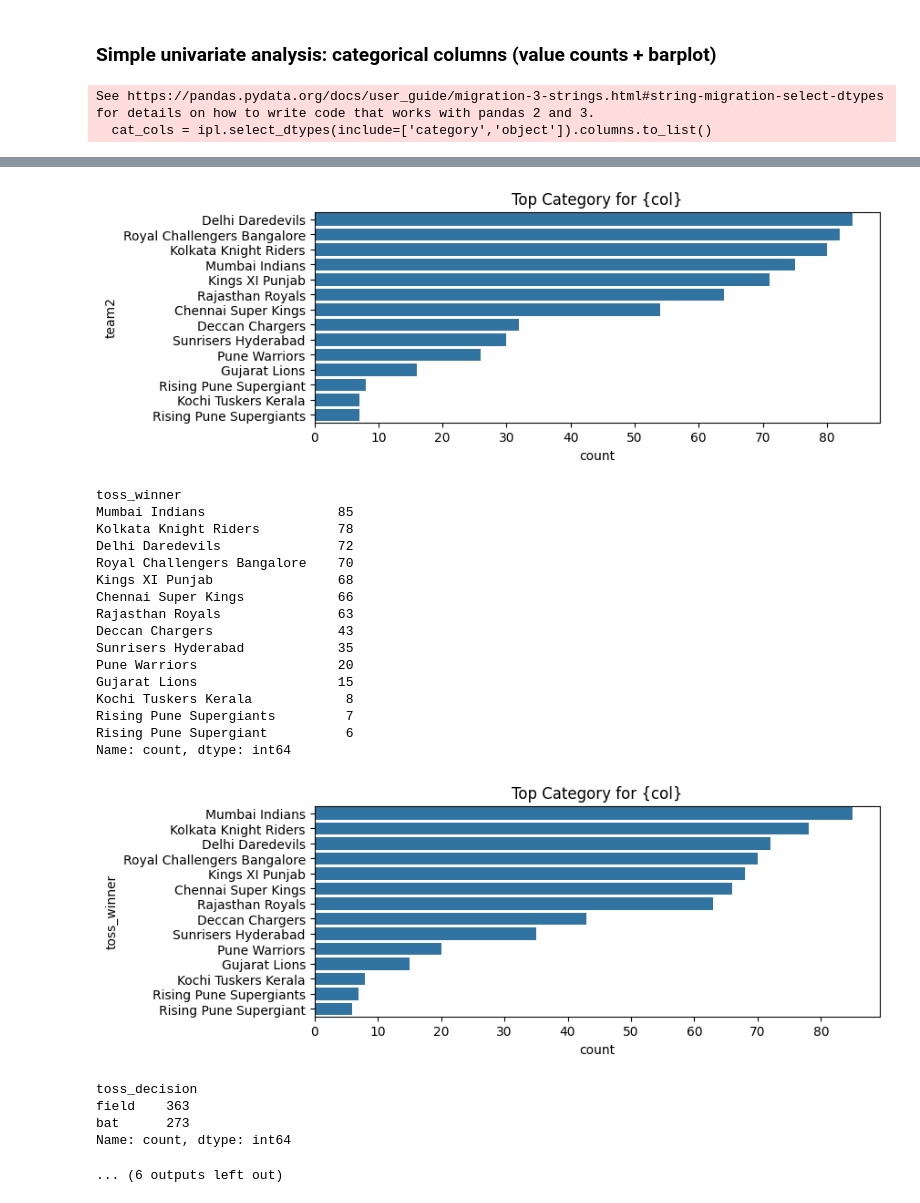
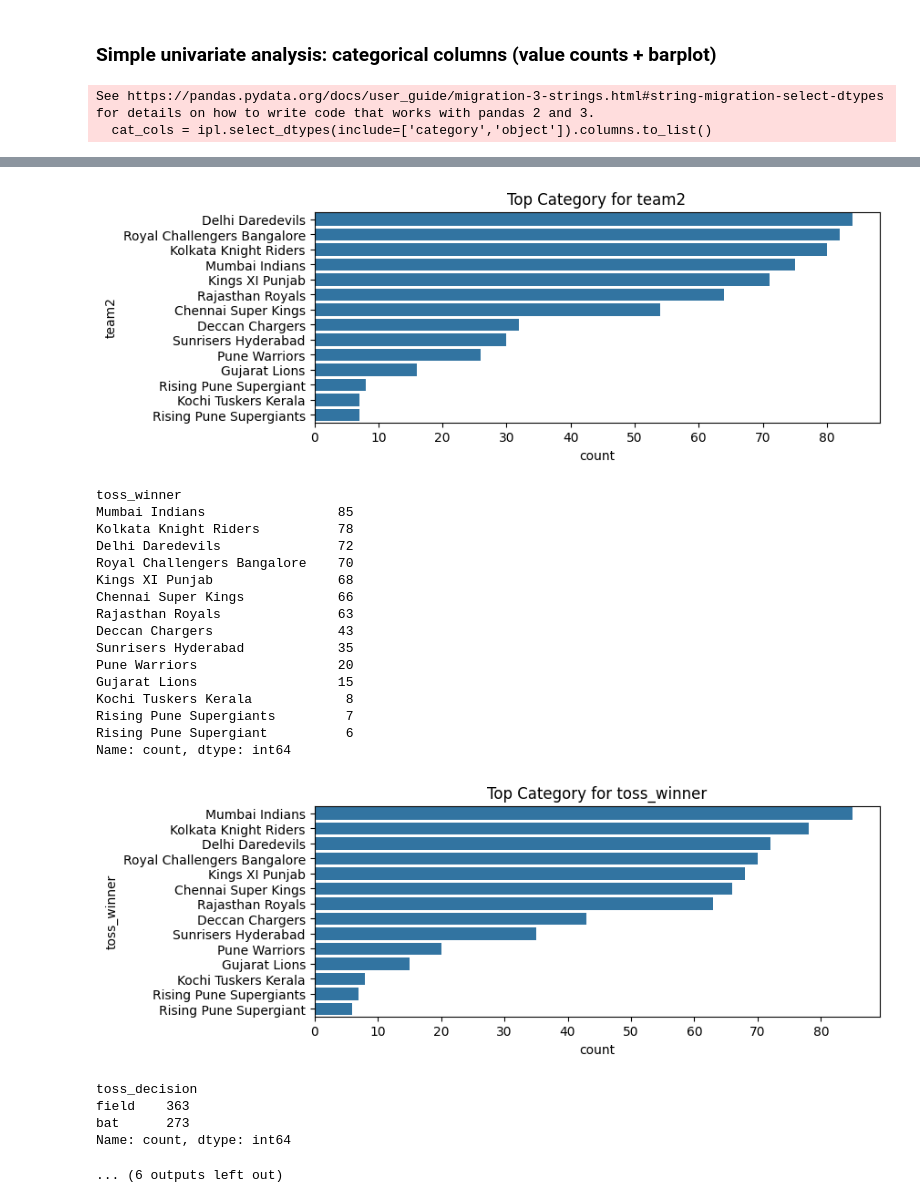
Before and after one commit to mohitjaryal/ipl-eda, a Jupyter notebook: eda.ipynb, the cells around one changed output, grey strips where cells are left out. Drawn from its saved outputs; the diff is of its cells as text; code cells hidden in the pictures.

```diff
--- a/eda.ipynb
+++ b/eda.ipynb
@@ -144,7 +144,7 @@ for col in cat_cols:
     display(counts.head(20))
     plt.figure(figsize=(8,3))
     sns.countplot(y=col, data=ipl, order=counts.index[:20])
-    plt.title('Top Category for Team')
+    plt.title(f'Top Category for {col}')
     plt.show()
 # %% [output]
 See https://pandas.pydata.org/docs/user_guide/migration-3-strings.html#string-migration-select-dtypes for details on how to write code that works with pandas 2 and 3.
@@ -207,35 +207,35 @@ Delhi Daredevils               84
 Royal Challengers Bangalore    82
 Kolkata Knight Riders          80
 Mumbai Indians                 75
 Kings XI Punjab                71
 Rajasthan Royals               64
 Chennai Super Kings            54
 Deccan Chargers                32
 Sunrisers Hyderabad            30
 Pune Warriors                  26
 Gujarat Lions                  16
 Rising Pune Supergiant          8
 Kochi Tuskers Kerala            7
 Rising Pune Supergiants         7
 Name: count, dtype: int64
-[figure, old version]
+[figure, new version]
 toss_winner
 Mumbai Indians                 85
 Kolkata Knight Riders          78
 Delhi Daredevils               72
 Royal Challengers Bangalore    70
 Kings XI Punjab                68
 Chennai Super Kings            66
 Rajasthan Royals               63
 Deccan Chargers                43
 Sunrisers Hyderabad            35
 Pune Warriors                  20
 Gujarat Lions                  15
 Kochi Tuskers Kerala            8
 Rising Pune Supergiants         7
 Rising Pune Supergiant          6
 Name: count, dtype: int64
-[figure, old version]
+[figure, new version]
 toss_decision
 field    363
 bat      273
```
Also changed, not shown: parts of 1 cell of this notebook.
